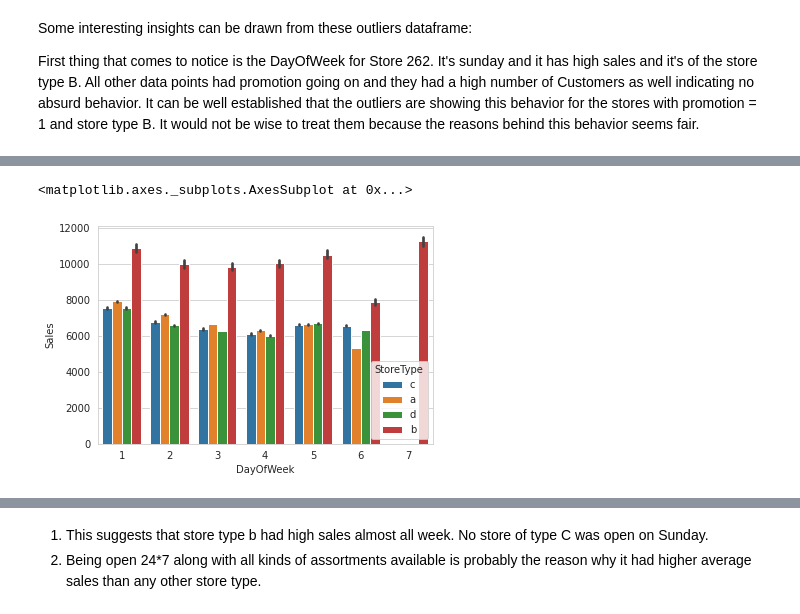
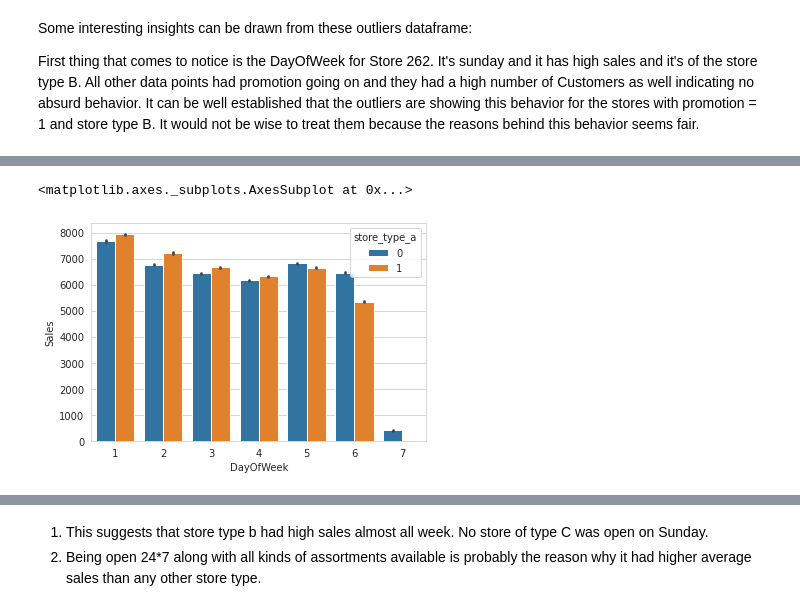
Before and after one commit to Gowthaam-K/Retail_Sales_Prediction, a Jupyter notebook: Gowthaam_Kumarasamy_Retail_Sales_Prediction_Capstone_Project.ipynb, the cells around one changed output, grey strips where cells are left out. Saved outputs shown, nothing was run; the diff lists cells and outputs as text; code cells hidden in the pictures.

```diff
--- a/Gowthaam_Kumarasamy_Retail_Sales_Prediction_Capstone_Project.ipynb
+++ b/Gowthaam_Kumarasamy_Retail_Sales_Prediction_Capstone_Project.ipynb
@@ -654,6 +659,6 @@ sales_outliers.loc[sales_outliers['DayOfWeek']==7]
 # %%
 #let's explore store type and Day Of week
-sns.barplot(x=Sales_dataset['DayOfWeek'],y=Sales_dataset["Sales"],hue=Sales_dataset['StoreType'])
+sns.barplot(x=Sales_dataset['DayOfWeek'],y=Sales_dataset["Sales"],hue=Sales_dataset['store_type_a'])
 # %% [output]
 <matplotlib.axes._subplots.AxesSubplot at 0x...>
-[figure, old version]
+[figure, new version]
```
Also changed, not shown: parts of 21 cells of this notebook.
